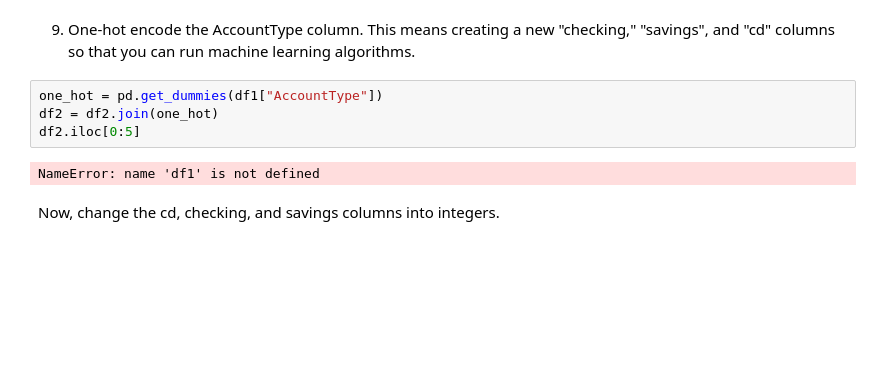
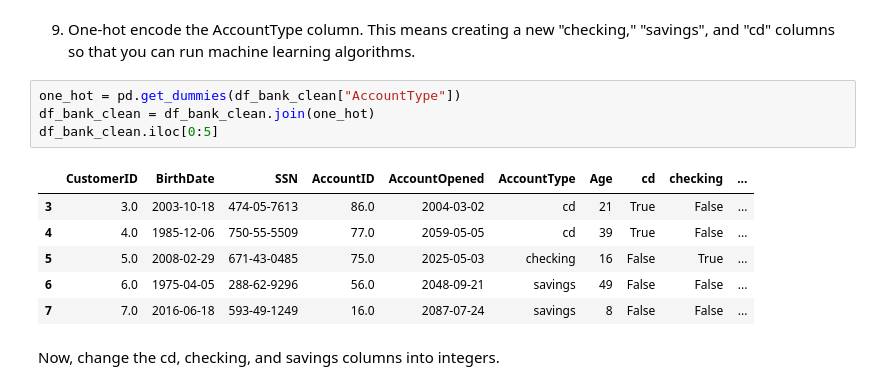
Before and after one commit to surendrakoth/2025-spring-B2, a Jupyter notebook: Week1.ipynb, the cells around one changed output. Saved outputs shown, nothing was run; the diff lists cells and outputs as text; blank space fills up the shorter version.

```diff
--- a/Week1.ipynb
+++ b/Week1.ipynb
@@ -402,10 +491,15 @@ Suggested Google search or ChatGPT prompt: "how can I find out the mean, median,
 # %% [markdown]
 9. One-hot encode the AccountType column.  This means creating a new "checking," "savings", and "cd" columns so that you can run machine learning algorithms.
 # %%
-one_hot = pd.get_dummies(df1["AccountType"])
-df2 = df2.join(one_hot)
-df2.iloc[0:5]
+one_hot = pd.get_dummies(df_bank_clean["AccountType"])
+df_bank_clean = df_bank_clean.join(one_hot)
+df_bank_clean.iloc[0:5]
 # %% [output]
-NameError: name 'df1' is not defined
+|  | CustomerID | BirthDate | SSN | AccountID | AccountOpened | AccountType | Age | cd | checking | ... |
+| 3 | 3.0 | 2003-10-18 | 474-05-7613 | 86.0 | 2004-03-02 | cd | 21 | True | False | ... |
+| 4 | 4.0 | 1985-12-06 | 750-55-5509 | 77.0 | 2059-05-05 | cd | 39 | True | False | ... |
+| 5 | 5.0 | 2008-02-29 | 671-43-0485 | 75.0 | 2025-05-03 | checking | 16 | False | True | ... |
+| 6 | 6.0 | 1975-04-05 | 288-62-9296 | 56.0 | 2048-09-21 | savings | 49 | False | False | ... |
+| 7 | 7.0 | 2016-06-18 | 593-49-1249 | 16.0 | 2087-07-24 | savings | 8 | False | False | ... |
 # %% [markdown]
 Now, change the cd, checking, and savings columns into integers.
```
Also changed, not shown: parts of 10 cells of this notebook.
